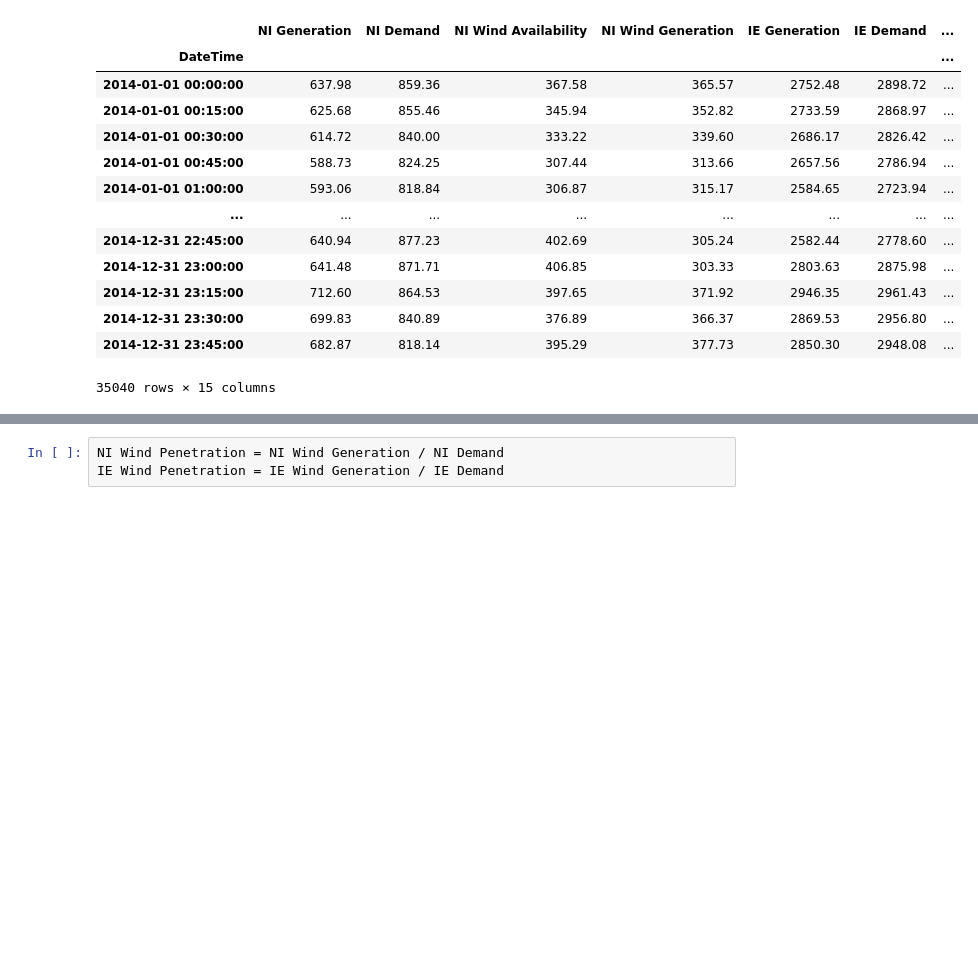
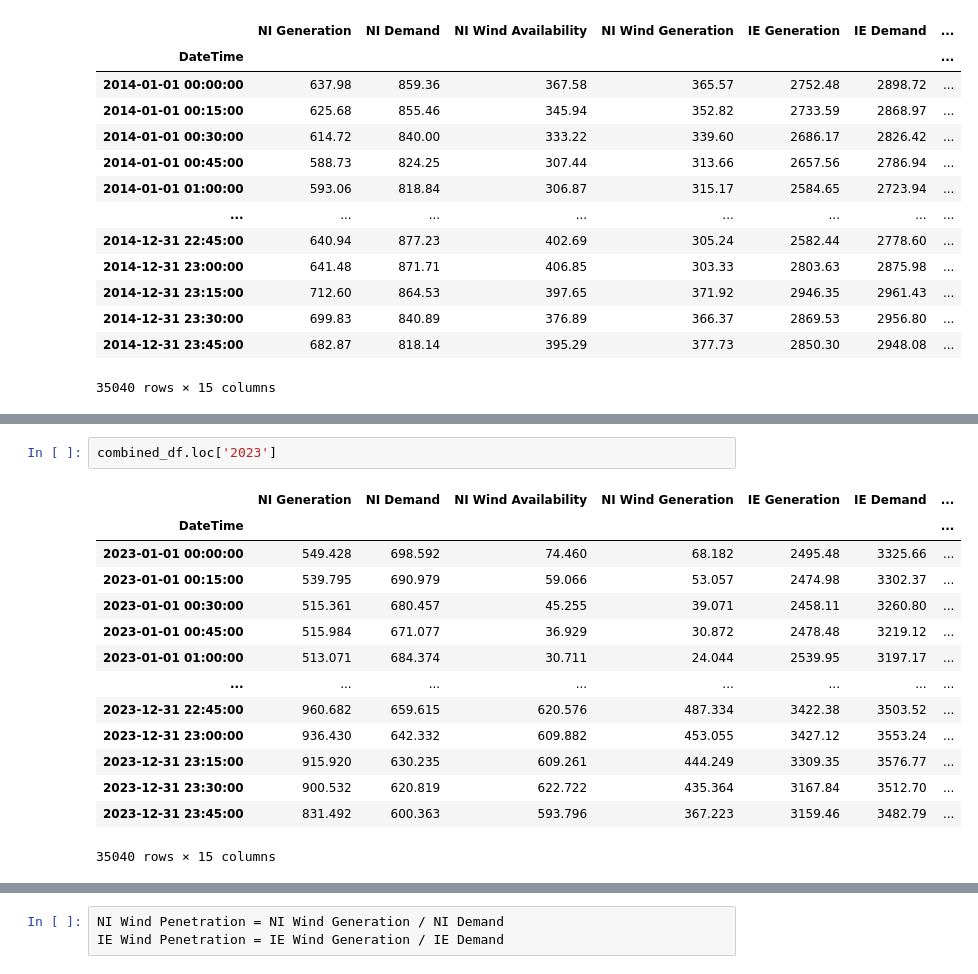
Before and after one commit to SaM-92/DataInsightChatbot, a Jupyter notebook: PoC_nb.ipynb, the cells around one changed output, grey strips where cells are left out. Cells and saved outputs as stored; diff of their text form; blank space fills up the shorter version.

```diff
--- a/PoC_nb.ipynb
+++ b/PoC_nb.ipynb
@@ -205,0 +229,17 @@ combined_df.loc['2014']
+# %%
+combined_df.loc['2023']
+# %% [output]
+|  | NI Generation | NI Demand | NI Wind Availability | NI Wind Generation | IE Generation | IE Demand | ... |
+| DateTime |  |  |  |  |  |  | ... |
+| 2023-01-01 00:00:00 | 549.428 | 698.592 | 74.460 | 68.182 | 2495.48 | 3325.66 | ... |
+| 2023-01-01 00:15:00 | 539.795 | 690.979 | 59.066 | 53.057 | 2474.98 | 3302.37 | ... |
+| 2023-01-01 00:30:00 | 515.361 | 680.457 | 45.255 | 39.071 | 2458.11 | 3260.80 | ... |
+| 2023-01-01 00:45:00 | 515.984 | 671.077 | 36.929 | 30.872 | 2478.48 | 3219.12 | ... |
+| 2023-01-01 01:00:00 | 513.071 | 684.374 | 30.711 | 24.044 | 2539.95 | 3197.17 | ... |
+| ... | ... | ... | ... | ... | ... | ... | ... |
+| 2023-12-31 22:45:00 | 960.682 | 659.615 | 620.576 | 487.334 | 3422.38 | 3503.52 | ... |
+| 2023-12-31 23:00:00 | 936.430 | 642.332 | 609.882 | 453.055 | 3427.12 | 3553.24 | ... |
+| 2023-12-31 23:15:00 | 915.920 | 630.235 | 609.261 | 444.249 | 3309.35 | 3576.77 | ... |
+| 2023-12-31 23:30:00 | 900.532 | 620.819 | 622.722 | 435.364 | 3167.84 | 3512.70 | ... |
+| 2023-12-31 23:45:00 | 831.492 | 600.363 | 593.796 | 367.223 | 3159.46 | 3482.79 | ... |
+35040 rows × 15 columns
```
Also changed, not shown: parts of 4 cells of this notebook.
